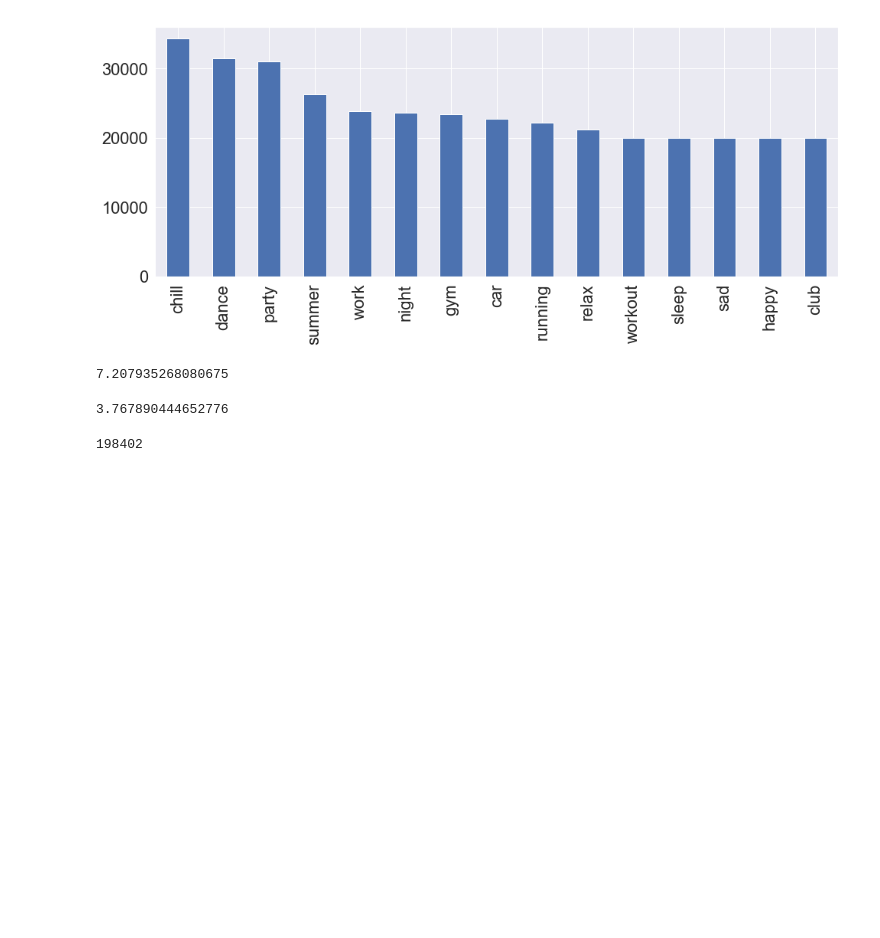
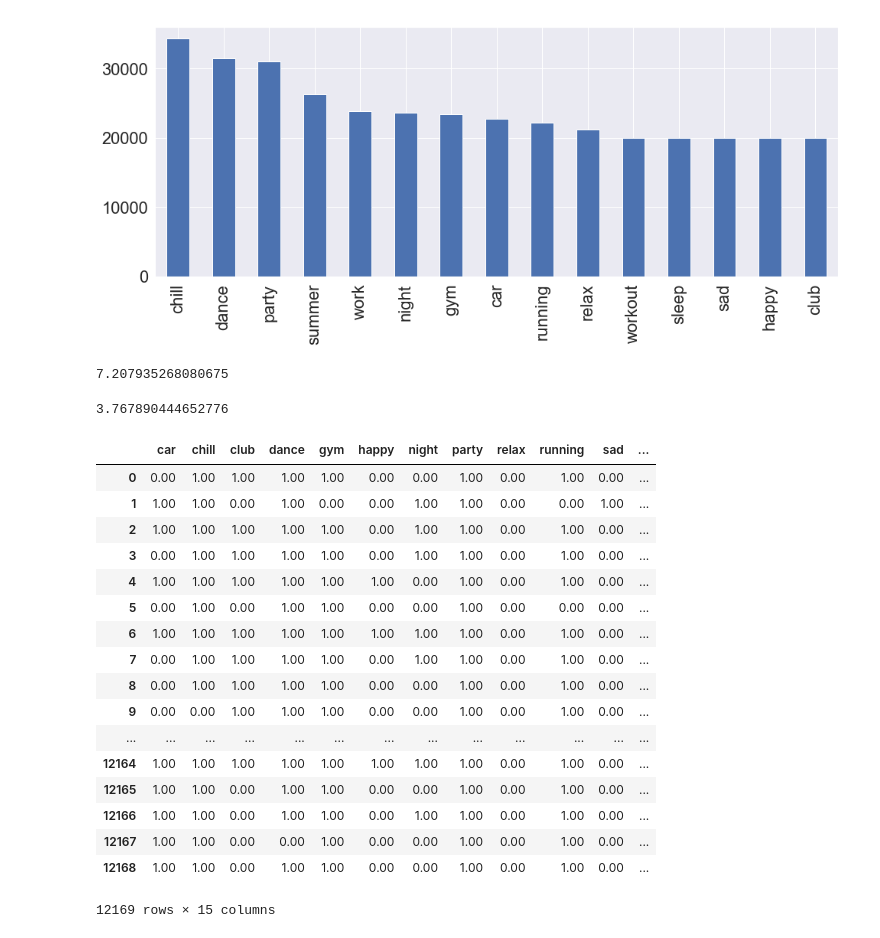
Before and after one commit to KarimMibrahim/context_classification_cnn, a Jupyter notebook: Balanced_dataset_collection.ipynb, the cells around one changed output. Saved outputs shown, nothing was run; the diff lists cells and outputs as text; code cells hidden in the pictures; blank space fills up the shorter version.

```diff
--- a/Balanced_dataset_collection.ipynb
+++ b/Balanced_dataset_collection.ipynb
@@ -382,7 +382,29 @@ balanced_dataset.drop("song_id",axis=1).sum(axis = 1).mean()
 songs_top20_df_filtered_hot_encoded_grouped.drop(['song_id','title','playlists_count'],axis=1).sum(axis = 1).mean()
 # %% [output]
 3.767890444652776
-# %%
-len(songs_top20_df_filtered_hot_encoded_grouped)
-# %% [output]
-198402
+# %%
+LABELS_LIST = ['car', 'chill', 'club', 'dance', 'gym', 'happy', 'night', 'party', 'relax', 'running',
+               'sad', 'sleep', 'summer', 'work', 'workout']
+test_pred_df = pd.read_csv("/home/karim/Documents/research/experiments_results/Focused_results/tf_C4_training_on_my_loss_all_ones_earlystop/2019-08-29_09-17-33/predictions.out",header = None )
+test_pred_df.columns = LABELS_LIST
+test_pred_df.iloc[:,:] = np.round(test_pred_df.values)
+test_pred_df
+# %% [output]
+|  | car | chill | club | dance | gym | happy | night | party | relax | running | sad | ... |
+| 0 | 0.00 | 1.00 | 1.00 | 1.00 | 1.00 | 0.00 | 0.00 | 1.00 | 0.00 | 1.00 | 0.00 | ... |
+| 1 | 1.00 | 1.00 | 0.00 | 1.00 | 0.00 | 0.00 | 1.00 | 1.00 | 0.00 | 0.00 | 1.00 | ... |
+| 2 | 1.00 | 1.00 | 1.00 | 1.00 | 1.00 | 0.00 | 1.00 | 1.00 | 0.00 | 1.00 | 0.00 | ... |
+| 3 | 0.00 | 1.00 | 1.00 | 1.00 | 1.00 | 0.00 | 1.00 | 1.00 | 0.00 | 1.00 | 0.00 | ... |
+| 4 | 1.00 | 1.00 | 1.00 | 1.00 | 1.00 | 1.00 | 0.00 | 1.00 | 0.00 | 1.00 | 0.00 | ... |
+| 5 | 0.00 | 1.00 | 0.00 | 1.00 | 1.00 | 0.00 | 0.00 | 1.00 | 0.00 | 0.00 | 0.00 | ... |
+| 6 | 1.00 | 1.00 | 1.00 | 1.00 | 1.00 | 1.00 | 1.00 | 1.00 | 0.00 | 1.00 | 0.00 | ... |
+| 7 | 0.00 | 1.00 | 1.00 | 1.00 | 1.00 | 0.00 | 1.00 | 1.00 | 0.00 | 1.00 | 0.00 | ... |
+| 8 | 0.00 | 1.00 | 1.00 | 1.00 | 1.00 | 0.00 | 0.00 | 1.00 | 0.00 | 1.00 | 0.00 | ... |
+| 9 | 0.00 | 0.00 | 1.00 | 1.00 | 1.00 | 0.00 | 0.00 | 1.00 | 0.00 | 1.00 | 0.00 | ... |
+| ... | ... | ... | ... | ... | ... | ... | ... | ... | ... | ... | ... | ... |
+| 12164 | 1.00 | 1.00 | 1.00 | 1.00 | 1.00 | 1.00 | 1.00 | 1.00 | 0.00 | 1.00 | 0.00 | ... |
+| 12165 | 1.00 | 1.00 | 0.00 | 1.00 | 1.00 | 0.00 | 0.00 | 1.00 | 0.00 | 1.00 | 0.00 | ... |
+| 12166 | 1.00 | 1.00 | 0.00 | 1.00 | 1.00 | 0.00 | 1.00 | 1.00 | 0.00 | 1.00 | 0.00 | ... |
+| 12167 | 1.00 | 1.00 | 0.00 | 0.00 | 1.00 | 0.00 | 0.00 | 1.00 | 0.00 | 1.00 | 0.00 | ... |
+| 12168 | 1.00 | 1.00 | 0.00 | 1.00 | 1.00 | 0.00 | 0.00 | 1.00 | 0.00 | 1.00 | 0.00 | ... |
+12169 rows × 15 columns
```
Also changed, not shown: parts of 1 cell of this notebook, 9 other files.
